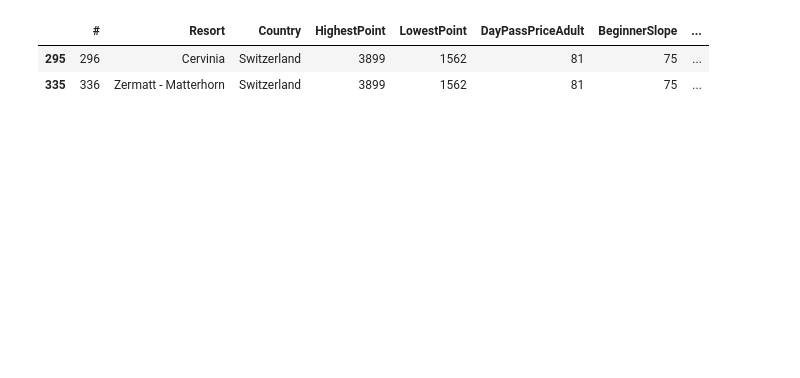
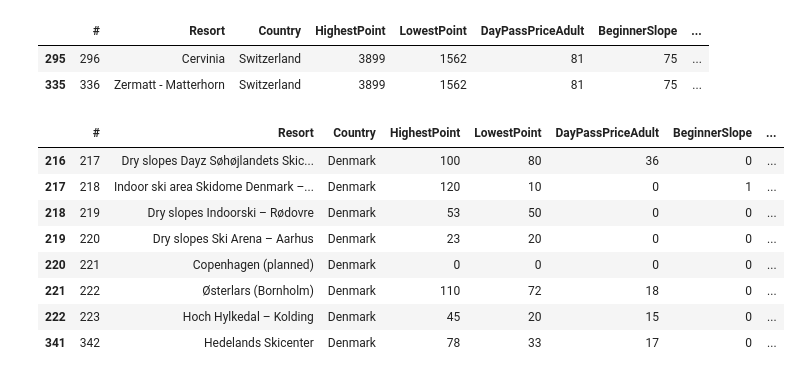
Before and after one commit to defunSM/European-Ski-Resort, a Jupyter notebook: code/01explore.ipynb, the cells around one changed output. Saved outputs shown, nothing was run; the diff lists cells and outputs as text; code cells hidden in the pictures; blank space fills up the shorter version.

```diff
--- a/code/01explore.ipynb
+++ b/code/01explore.ipynb
@@ -144,3 +144,19 @@ df[df['DayPassPriceAdult'] == highest_price]
 |  | # | Resort | Country | HighestPoint | LowestPoint | DayPassPriceAdult | BeginnerSlope | ... |
 | 295 | 296 | Cervinia | Switzerland | 3899 | 1562 | 81 | 75 | ... |
 | 335 | 336 | Zermatt - Matterhorn | Switzerland | 3899 | 1562 | 81 | 75 | ... |
+# %%
+# Convert 'NightSki' and 'Snowparks' columns to numerical values
+df['NightSki'] = df['NightSki'].map({'Yes':1, 'No':0})
+df['Snowparks'] = df['Snowparks'].map({'Yes':1, 'No':0})
+# %%
+df[df['Country'] == 'Denmark']
+# %% [output]
+|  | # | Resort | Country | HighestPoint | LowestPoint | DayPassPriceAdult | BeginnerSlope | ... |
+| 216 | 217 | Dry slopes Dayz Søhøjlandets Skic... | Denmark | 100 | 80 | 36 | 0 | ... |
+| 217 | 218 | Indoor ski area Skidome Denmark –... | Denmark | 120 | 10 | 0 | 1 | ... |
+| 218 | 219 | Dry slopes Indoorski – Rødovre | Denmark | 53 | 50 | 0 | 0 | ... |
+| 219 | 220 | Dry slopes Ski Arena – Aarhus | Denmark | 23 | 20 | 0 | 0 | ... |
+| 220 | 221 | Copenhagen (planned) | Denmark | 0 | 0 | 0 | 0 | ... |
+| 221 | 222 | Østerlars (Bornholm) | Denmark | 110 | 72 | 18 | 0 | ... |
+| 222 | 223 | Hoch Hylkedal – Kolding | Denmark | 45 | 20 | 15 | 0 | ... |
+| 341 | 342 | Hedelands Skicenter | Denmark | 78 | 33 | 17 | 0 | ... |
```
